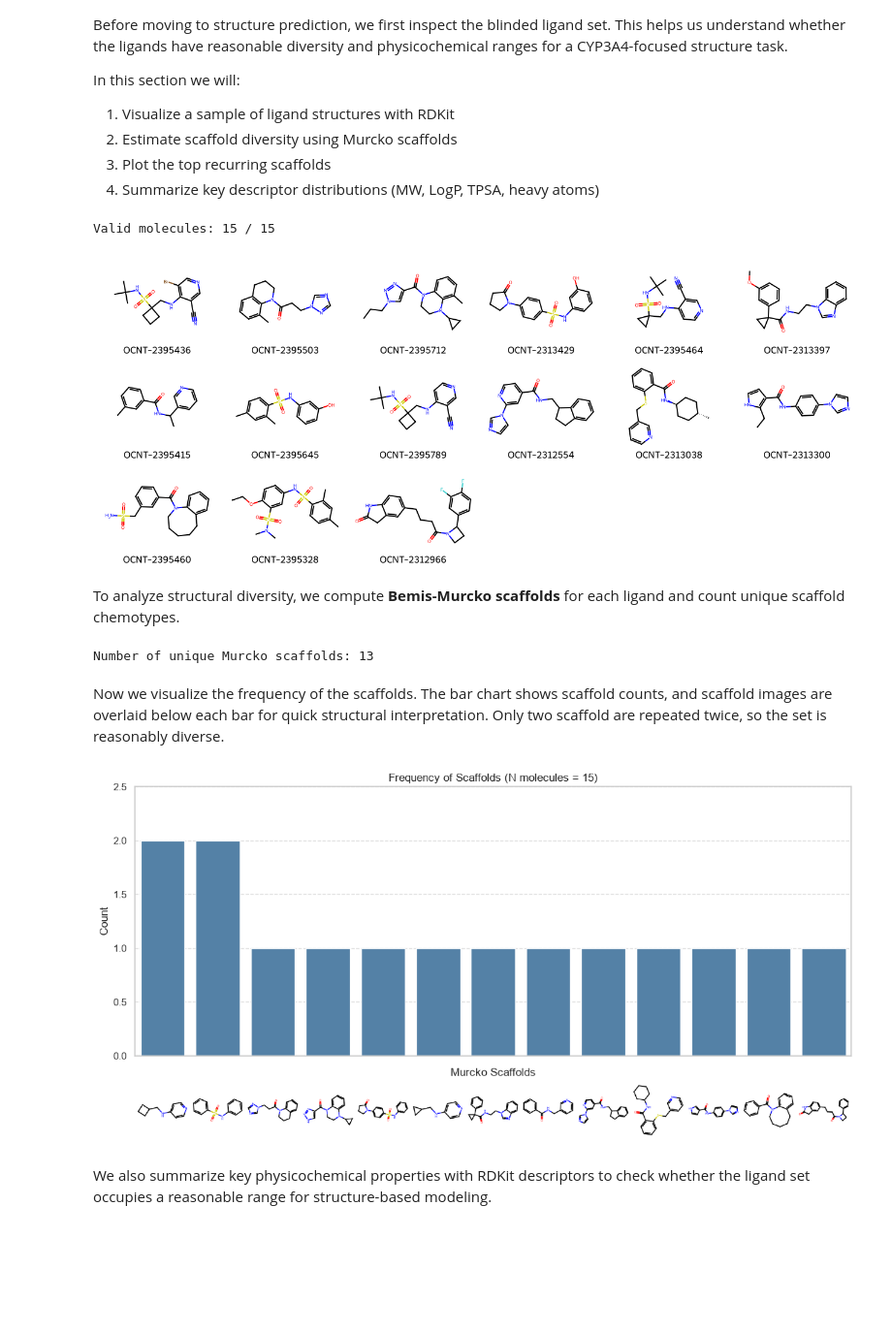
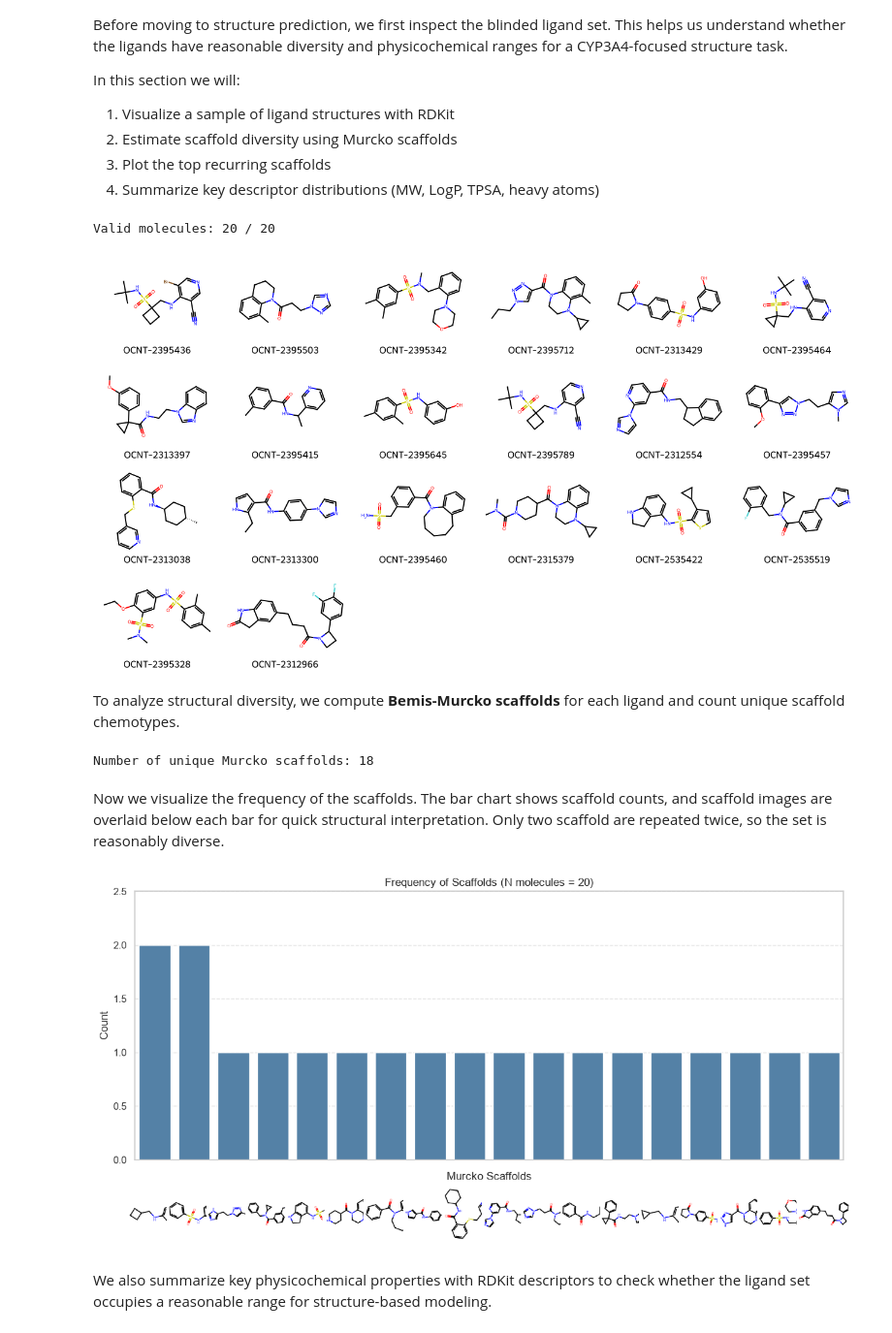
Before and after one commit to OpenADMET/CYP-Challenge-Tutorial, a Jupyter notebook: notebooks/structure_prediction.ipynb, the cells around one changed output. Shown at 97% size. Saved outputs shown, nothing was run; the diff lists cells and outputs as text; code cells hidden in the pictures; blank space fills up the shorter version.

```diff
--- a/notebooks/structure_prediction.ipynb
+++ b/notebooks/structure_prediction.ipynb
@@ -53,7 +53,5 @@ except Exception:
 
 Load the blinded ligand list for the structure track directly from Hugging Face.
 # %%
-test_structure = pd.read_csv(
-    "hf://datasets/openadmet/cyp-challenge-train-test/cyp-challenge-TEST-BLINDED_structures.csv"
-)
+test_structure = pd.read_csv("hf://datasets/openadmet/cyp-challenge-train-test/cyp-challenge-TEST-BLINDED_structures.csv")
 test_structure.head()
@@ -143,8 +148,8 @@ img = Draw.MolsToGridImage(
 )
 img
 # %% [output]
-Valid molecules: 15 / 15
+Valid molecules: 20 / 20
-[figure, old version]
+[figure, new version]
 # %% [markdown]
 To analyze structural diversity, we compute **Bemis-Murcko scaffolds** for each ligand and count unique scaffold chemotypes.
 # %%
@@ -160,7 +165,7 @@ murcko_series = eda_df.loc[eda_df["murcko_smiles"] != "", "murcko_smiles"]
 num_unique_scaffolds = murcko_series.nunique()
 print(f"Number of unique Murcko scaffolds: {num_unique_scaffolds}")
 # %% [output]
-Number of unique Murcko scaffolds: 13
+Number of unique Murcko scaffolds: 18
 # %% [markdown]
 Now we visualize the frequency of the scaffolds. The bar chart shows scaffold counts, and scaffold images are overlaid below each bar for quick structural interpretation. Only two scaffold are repeated twice, so the set is reasonably diverse.
 # %%
@@ -187,29 +192,29 @@ def add_scaffold_images(axis, smiles_list, image_size=(120, 120), zoom=0.5, y_of
 # %%
 scaffold_counts = murcko_series.value_counts()
 scaffolds_df = scaffold_counts.rename_axis("smiles").reset_index(name="count")
 
 fig, axis = plt.subplots(figsize=(12, 6))
 sns.barplot(
     data=scaffolds_df,
     x=scaffolds_df.index,
     y="count",
     color="steelblue",
     ax=axis,
 )
 
 add_scaffold_images(axis, scaffolds_df["smiles"])
 
 axis.set_ylabel("Count")
-axis.set_xlabel(f"Murcko Scaffolds")
+axis.set_xlabel("Murcko Scaffolds")
 axis.set_title(f"Frequency of Scaffolds (N molecules = {len(eda_df)})")
 axis.set_xticklabels([])
 
 axis.set_ylim(0, scaffolds_df["count"].max() * 1.25)
 axis.grid(axis="y", linestyle="--", alpha=0.6)
 fig.subplots_adjust(bottom=0.22)
 plt.tight_layout()
 # %% [output]
-[figure, old version]
+[figure, new version]
 # %% [markdown]
 We also summarize key physicochemical properties with RDKit descriptors to check whether the ligand set occupies a reasonable range for structure-based modeling.
 # %%
```
Also changed, not shown: parts of 8 cells of this notebook, 5 other files.
